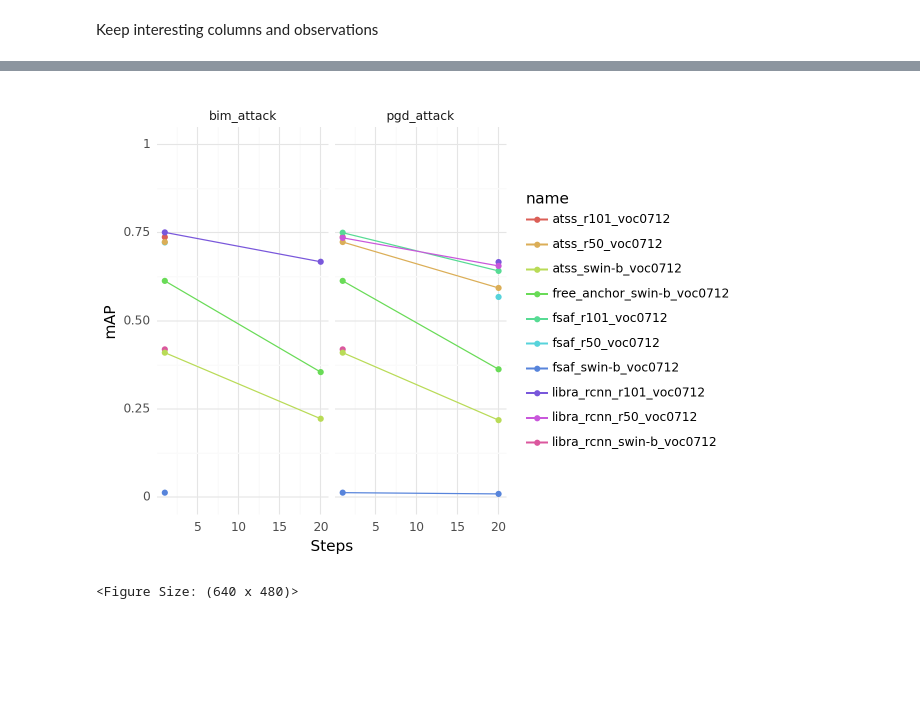
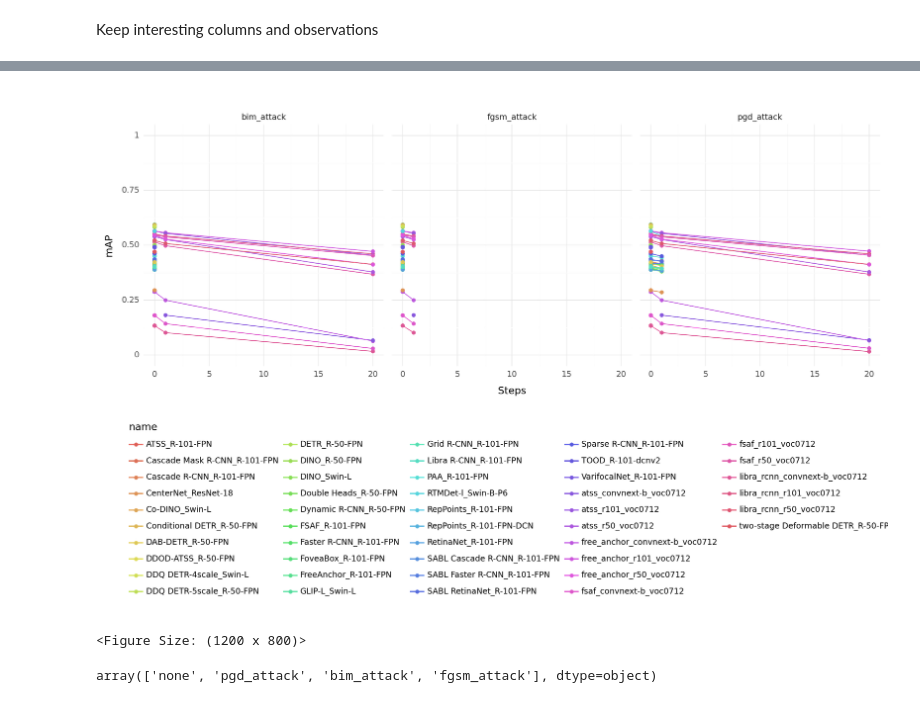
Before and after one commit to shashankskagnihotri/benchmarking_robustness, a Jupyter notebook: object_detection/vis_results.ipynb, the cells around one changed output, grey strips where cells are left out. Cells and saved outputs as stored; diff of their text form; code cells hidden in the pictures; blank space fills up the shorter version.

```diff
--- a/object_detection/vis_results.ipynb
+++ b/object_detection/vis_results.ipynb
@@ -28,6 +28,2 @@ df.head()
 # %% [markdown]
 Keep interesting columns and observations
-# %%
-df = df.filter(regex="attack|^name$|pascal|State")
-df = df[df["pascal_voc/AP50"].notna()]
-df.head()
@@ -41,21 +50,46 @@ df.head()
 # %%
 df.to_csv("project_filtered.csv", index=False)
-# %%
-from plotnine import ggplot, aes, geom_line, geom_point, labs, theme_minimal, facet_wrap, scale_y_continuous
-
-df_filtered = df[df['attack_kwargs.alpha'] > 2]
-df_filtered = df_filtered[['pascal_voc/mAP', 'attack_kwargs.steps', 'name', 'attack']].dropna()
-
-plot = (ggplot(df_filtered, aes(x='attack_kwargs.steps', y='pascal_voc/mAP', color='name'))
-        + geom_line()
-        + geom_point()
-        + labs(x='Steps',
-               y='mAP')
-        + theme_minimal()
-        + facet_wrap('~attack')
-        + scale_y_continuous(limits=(0, 1)))
-
-plot
-# %% [output]
-[figure, removed]
-<Figure Size: (640 x 480)>
+# %%
+from plotnine import ggplot, aes, geom_line, geom_point, labs, theme_minimal, facet_wrap, scale_y_continuous, theme
+
+# Preprocess the DataFrame
+df = df.filter(regex="attack|^name$|mAP|State")
+df = df[df["coco/bbox_mAP"].notna()]
+
+# treat none attack as zeroth step of each attack
+no_attacks_df = df[df["attack"] == "none"].copy()
+pgd_df = no_attacks_df.copy()
+pgd_df["attack"] = "pgd_attack"
+
+bim_df = no_attacks_df.copy()
+bim_df["attack"] = "bim_attack"
+
+df.loc[df["attack"] == "fgsm_attack", 'attack_kwargs.steps'] = 1
+fgsm_df = no_attacks_df.copy()
+fgsm_df["attack"] = "fgsm_attack"
+
+df = pd.concat([df, pgd_df, bim_df, fgsm_df], ignore_index=True)
+
+# Only keep the relevant columns and drop rows with NaN values
+df_filtered = df[['coco/bbox_mAP', 'attack_kwargs.steps', 'name', 'attack']].dropna()
+df_filtered = df_filtered[df_filtered['attack'] != 'none']
+
+plot = (ggplot(df_filtered, aes(x='attack_kwargs.steps', y='coco/bbox_mAP', color='name'))
+        + geom_line()
+        + geom_point()
+        + labs(x='Steps',
+               y='mAP')
+        + theme_minimal()
+        + facet_wrap('~attack')
+        + scale_y_continuous(limits=(0, 1))
+        + theme(figure_size=(12, 8),
+                legend_position='bottom'))  # Set legend position to bottom
+
+plot
+# %% [output]
+[figure, added]
+<Figure Size: (1200 x 800)>
+# %%
+df["attack"].unique()
+# %% [output]
+array(['none', 'pgd_attack', 'bim_attack', 'fgsm_attack'], dtype=object)
```
Also changed, not shown: parts of 3 cells of this notebook, 2 other files.
